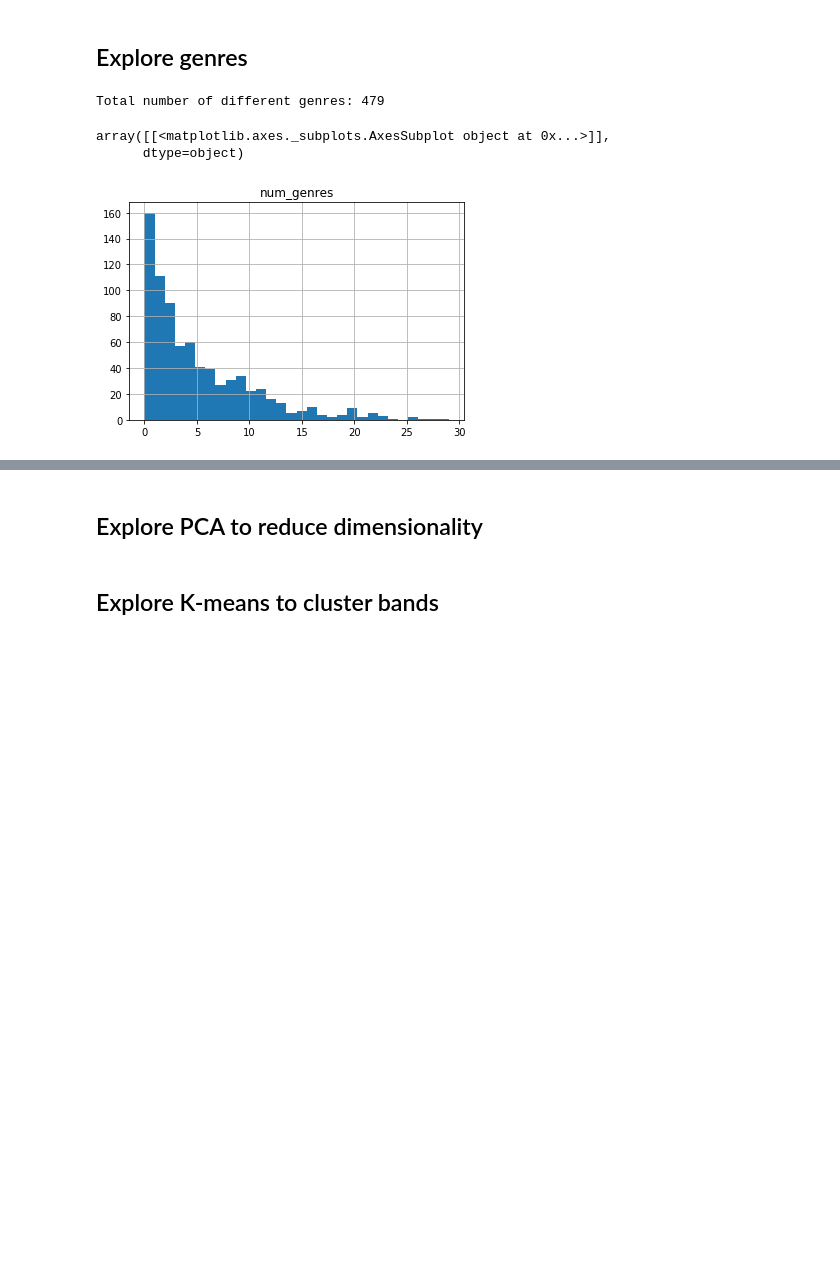
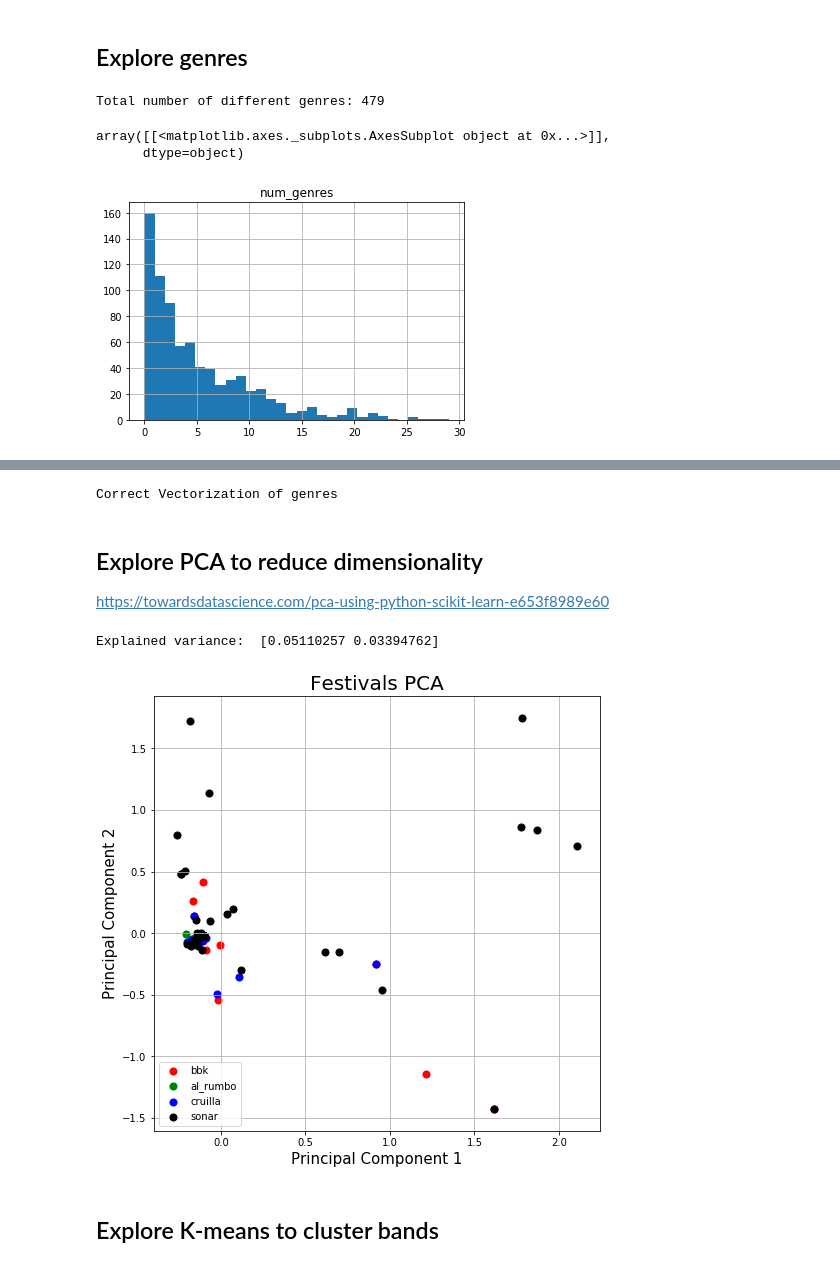
Before and after one commit to eduardbonada/festivals2018, a Jupyter notebook: Explore Festivals Info.ipynb, the cells around one changed output, grey strips where cells are left out. Cells and saved outputs as stored; diff of their text form; code cells hidden in the pictures; blank space fills up the shorter version.

```diff
--- a/Explore Festivals Info.ipynb
+++ b/Explore Festivals Info.ipynb
@@ -69,4 +97,62 @@ gc_df.sort_values(by='count',ascending=False).head(50).plot(kind='bar', figsize=
+# %%
+# Check the number of genres in column 'num_genres' is equal to the sum of binary genres from dummies
+if sum(festivals_bands['num_genres'] - dummies.sum(axis=1)) == 0:
+    print('Correct Vectorization of genres')
+else:
+    print('Wrong Vectorization of genres')
+# %% [output]
+Correct Vectorization of genres
 # %% [markdown]
 ## Explore PCA to reduce dimensionality
+
+https://towardsdatascience.com/pca-using-python-scikit-learn-e653f8989e60
+# %%
+# prepare the features x
+
+from sklearn.preprocessing import StandardScaler
+
+# separate
+x = festivals_bands.loc[:, festivals_genres].values
+
+# scale
+#x = StandardScaler().fit_transform(x)
+# %%
+# Apply PCA
+
+from sklearn.decomposition import PCA
+pca = PCA(n_components=2)
+
+# get principal components
+principal_components = pca.fit_transform(x)
+
+# convert to dataframe
+pca_df = pd.DataFrame(principal_components, columns = ['pc1', 'pc2'])
+
+# merge principal components into main festival bands dataframe
+festivals_bands = pd.concat([festivals_bands, pca_df], axis=1)
+
+# print explained variance by each ratio
+print('Explained variance: ', pca.explained_variance_ratio_)
+# %% [output]
+Explained variance:  [0.05110257 0.03394762]
+# %%
+# scatter plot of the festivals
+
+fig = plt.figure(figsize = (8,8))
+ax = fig.add_subplot(1,1,1)
+ax.set_xlabel('Principal Component 1', fontsize = 15)
+ax.set_ylabel('Principal Component 2', fontsize = 15)
+ax.set_title('Festivals PCA', fontsize = 20)
+
+for festival, color in zip(festivals_names,festivals_colors):
+    indicesToKeep = festivals_bands['festival'] == festival
+    ax.scatter(festivals_bands.loc[indicesToKeep, 'pc1']
+               , festivals_bands.loc[indicesToKeep, 'pc2']
+               , c = color
+               , s = 50)
+ax.legend(festivals_names)
+ax.grid()
+# %% [output]
+[figure, added]
 # %% [markdown]
 ## Explore K-means to cluster bands
```
Also changed, not shown: parts of 8 cells of this notebook.
